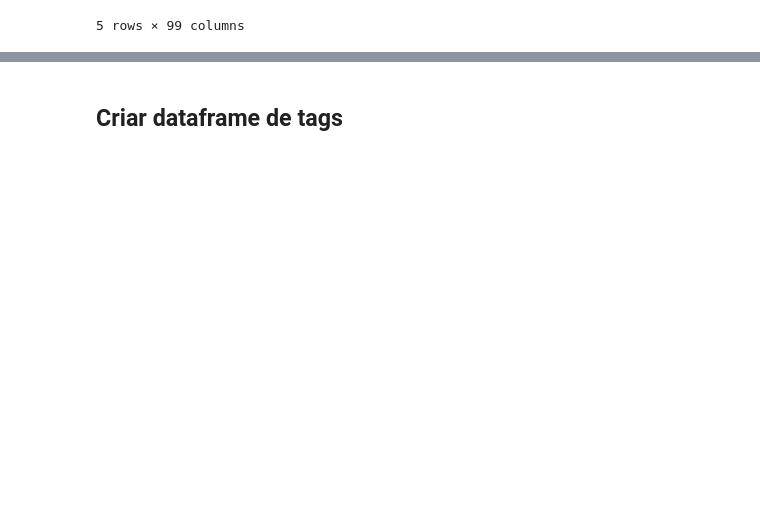
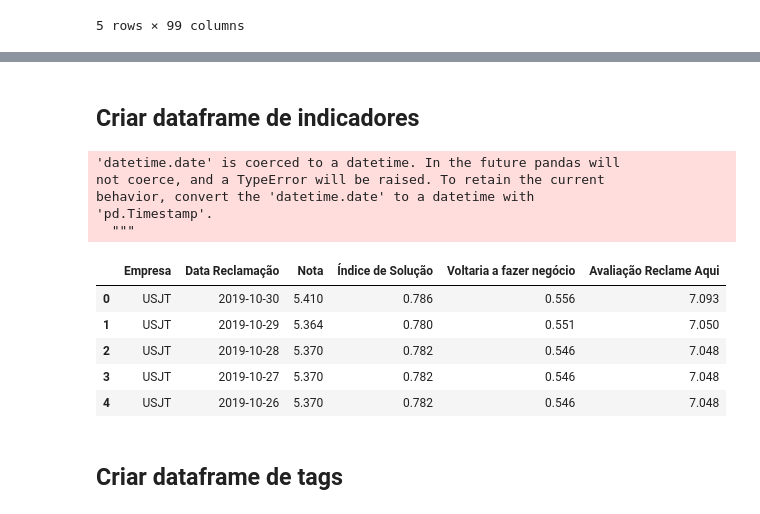
Before and after one commit to igorjpimenta/reclame-aqui-dataframe, a Jupyter notebook: Reclame aqui to g-sheets.ipynb, the cells around one changed output, grey strips where cells are left out. Saved outputs shown, nothing was run; the diff lists cells and outputs as text; code cells hidden in the pictures; blank space fills up the shorter version.

```diff
--- a/Reclame aqui to g-sheets.ipynb
+++ b/Reclame aqui to g-sheets.ipynb
@@ -28,3 +42,39 @@ display(base.head(5).sort_index())
+# %% [markdown]
+## Criar dataframe de indicadores
+# %%
+from datetime import timedelta
+import numpy as np
+
+columns = ['Empresa', 'Id HugMe', 'Data Reclamação', 'Status RA', 'Voltaria a fazer negócio?', 'Nota']
+data = lambda d: base[(base['Data Reclamação'] > (d - timedelta(days = 180))) & (base['Data Reclamação'] <= d)][columns]
+# date = np.unique([date.date() for date in base[base['Data Reclamação'] >= (base['Data Reclamação'].sort_values().tolist()[0] + timedelta(days = 180))]['Data Reclamação'].tolist()])
+date = [base['Data Reclamação'].max().date() - timedelta(days = i) for i in range((base['Data Reclamação'].max().date() - base['Data Reclamação'].min().date() - timedelta(days = 180)).days)]
+
+nota = lambda data_d: data_d['Nota'].tolist()
+
+ava_res = lambda row: 1 if row == 'Avaliado Resolvido' else (0 if row == 'Avaliado Não Resolvido' else np.nan)
+ind_sol = lambda data_d: [ava_res(row) for row in data_d['Status RA']]
+
+vol_neg = lambda row: 1 if row == 'Sim' else (0 if row == 'Não' else np.nan)
+neg_nov = lambda data_d: [vol_neg(row) for row in data_d['Voltaria a fazer negócio?']]
+
+ava_ra = lambda data_d: 1 * 2 + np.nanmean(nota(data_d)) / 10 * 3 + np.nanmean(ind_sol(data_d)) * 3 + np.nanmean(neg_nov(data_d)) * 2
+
+df_ind = pd.DataFrame([[empresa, d, round(np.nanmean(nota(data(d)[data(d)['Empresa'] == empresa])), 3), round(np.nanmean(ind_sol(data(d)[data(d)['Empresa'] == empresa])), 3), round(np.nanmean(neg_nov(data(d)[data(d)['Empresa'] == empresa])), 3), round(ava_ra(data(d)[data(d)['Empresa'] == empresa]), 3)] for empresa in np.unique(base.Empresa) for d in date], columns = ['Empresa', 'Data Reclamação', 'Nota', 'Índice de Solução', 'Voltaria a fazer negócio', 'Avaliação Reclame Aqui'])
+
+display(df_ind.head(5))
+# %% [output]
+'datetime.date' is coerced to a datetime. In the future pandas will
+not coerce, and a TypeError will be raised. To retain the current
+behavior, convert the 'datetime.date' to a datetime with
+'pd.Timestamp'.
+  """
+|  | Empresa | Data Reclamação | Nota | Índice de Solução | Voltaria a fazer negócio | Avaliação Reclame Aqui |
+| 0 | USJT | 2019-10-30 | 5.410 | 0.786 | 0.556 | 7.093 |
+| 1 | USJT | 2019-10-29 | 5.364 | 0.780 | 0.551 | 7.050 |
+| 2 | USJT | 2019-10-28 | 5.370 | 0.782 | 0.546 | 7.048 |
+| 3 | USJT | 2019-10-27 | 5.370 | 0.782 | 0.546 | 7.048 |
+| 4 | USJT | 2019-10-26 | 5.370 | 0.782 | 0.546 | 7.048 |
 # %% [markdown]
 ## Criar dataframe de tags
 # %%
```
Also changed, not shown: parts of 7 cells of this notebook.
